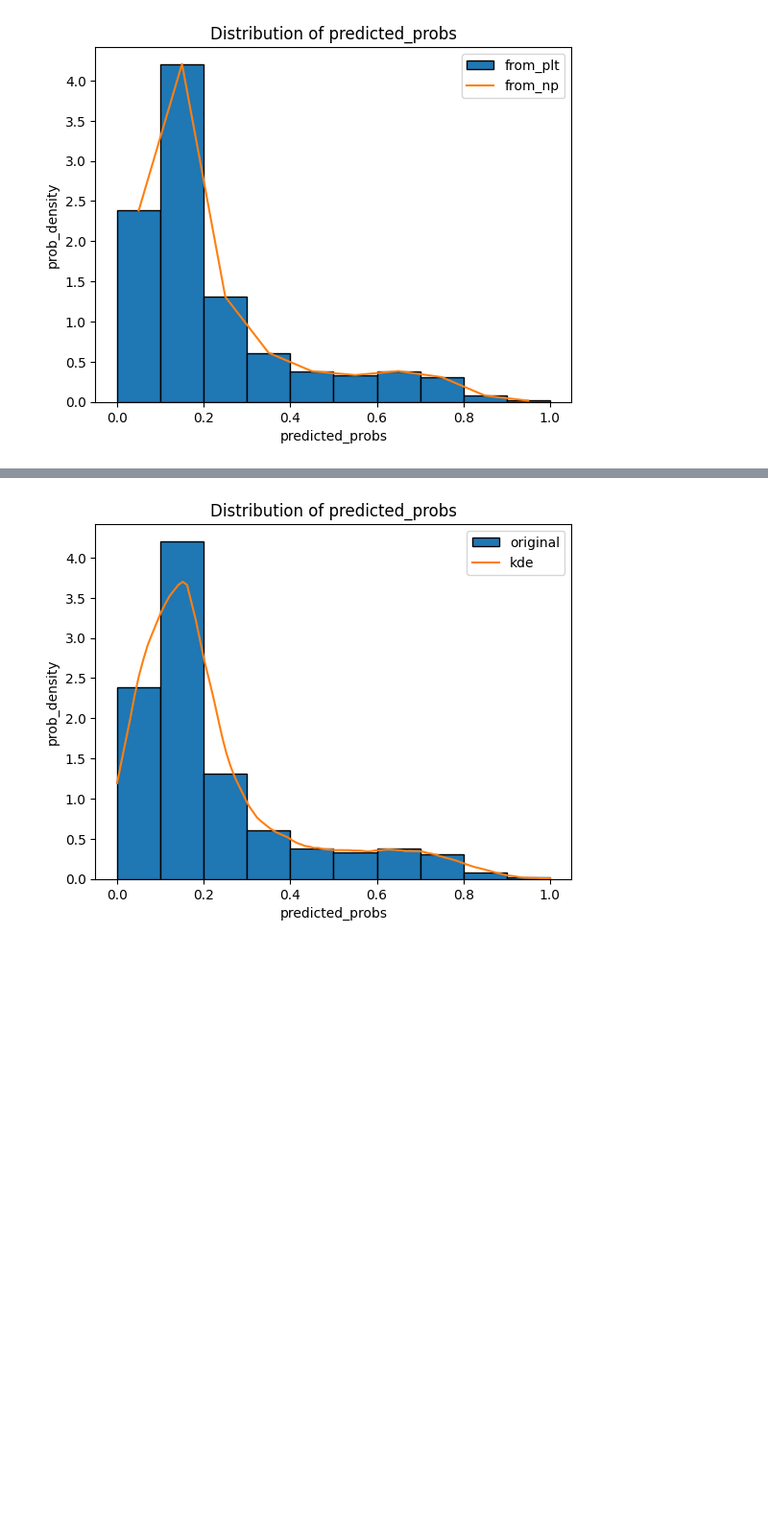
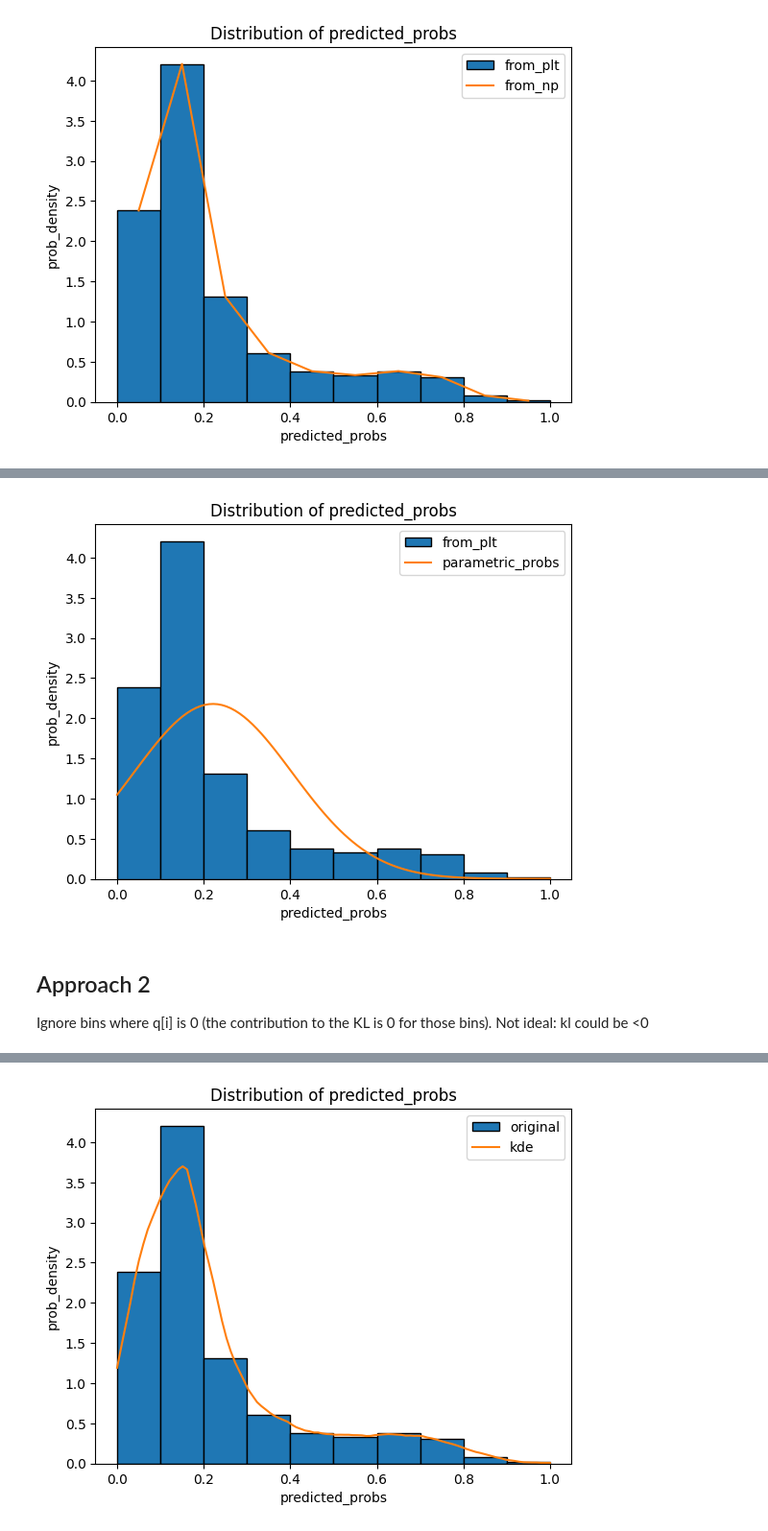
Before and after one commit to DLBD-Department/BRIO_x_Alkemy, a Jupyter notebook: notebooks/test_divergences_with_probabilities.ipynb, the cells around one changed output, grey strips where cells are left out. Shown: that part at 96% size. Cells and saved outputs as stored; diff of their text form; code cells hidden in the pictures; blank space fills up the shorter version.

```diff
--- a/notebooks/test_divergences_with_probabilities.ipynb
+++ b/notebooks/test_divergences_with_probabilities.ipynb
@@ -121 +193,20 @@ plt.show()
+# %%
+mean = np.mean(df_with_predictions['predicted_probs'])
+std = np.std(df_with_predictions['predicted_probs'])
+parametric_pdf_est = norm(mean,std)
+#sample 100 points from parametric_pdf for plot purposes
+par_x = np.linspace(min_range, max_range, 100)
+parametric_probs = [parametric_pdf_est.pdf(x) for x in par_x]
+plt.hist(df_with_predictions['predicted_probs'], bins=n_bins, range=(min_range,max_range), edgecolor='black', density=True, label='from_plt')
+plt.plot(par_x,parametric_probs, label='parametric_probs')
+plt.xlabel('predicted_probs')
+plt.ylabel('prob_density')
+plt.title('Distribution of predicted_probs')
+plt.legend()
+plt.show()
+# %% [output]
+[figure, added]
+# %% [markdown]
+## Approach 2
+Ignore bins where q[i] is 0 (the contribution to the KL is 0 for those bins). Not ideal: kl could be <0
 # %% [markdown]
```
Also changed, not shown: parts of 30 cells of this notebook.
